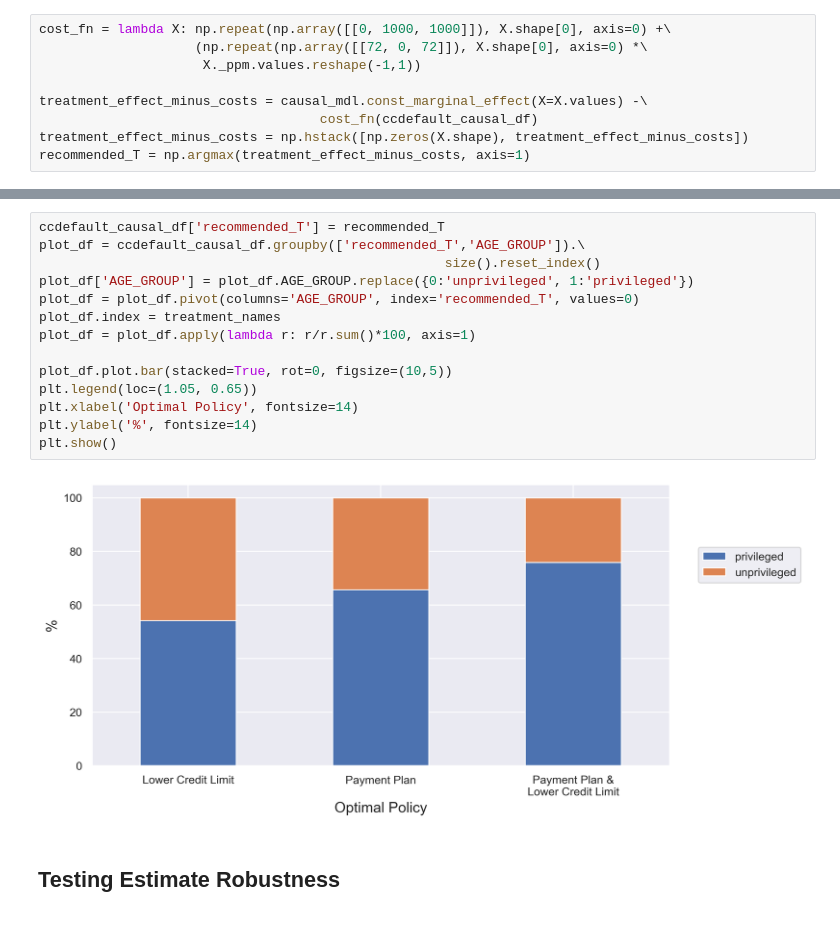
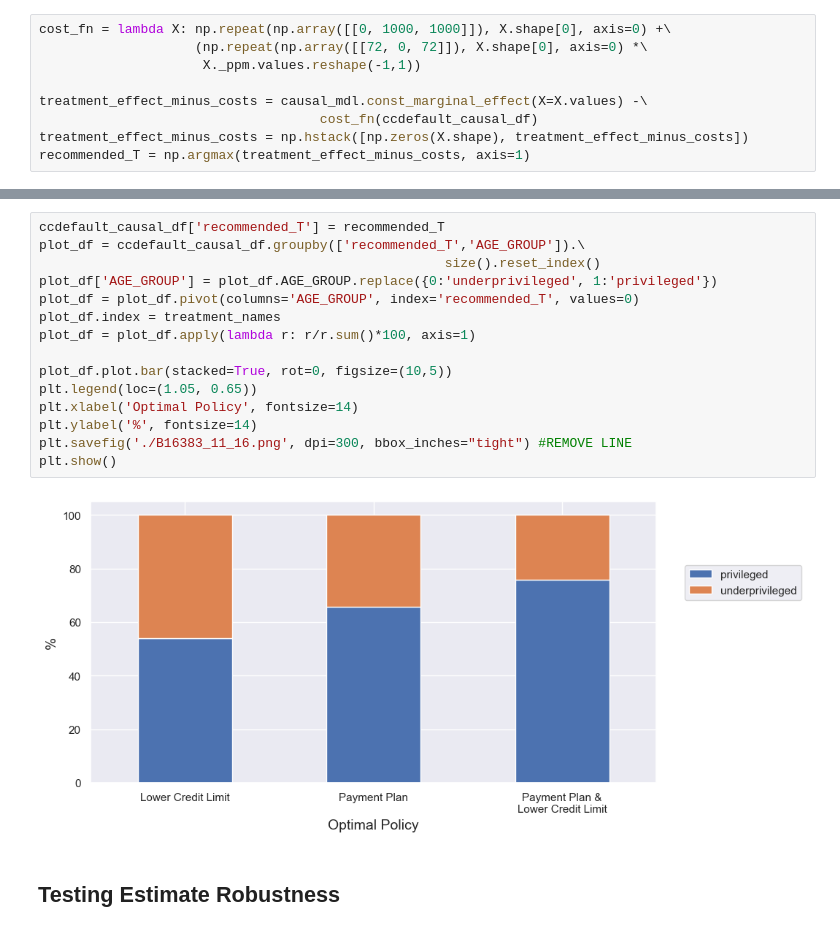
Before and after one commit to PacktPublishing/Interpretable-Machine-Learning-with-Python-2E, a Jupyter notebook: 11/CreditCardDefaults.ipynb, the cells around one changed output, grey strips where cells are left out. Saved outputs shown, nothing was run; the diff lists cells and outputs as text.

```diff
--- a/11/CreditCardDefaults.ipynb
+++ b/11/CreditCardDefaults.ipynb
@@ -701,19 +732,20 @@ plt.show()
 # %%
 ccdefault_causal_df['recommended_T'] = recommended_T
 plot_df = ccdefault_causal_df.groupby(['recommended_T','AGE_GROUP']).\
                                                     size().reset_index()
-plot_df['AGE_GROUP'] = plot_df.AGE_GROUP.replace({0:'unprivileged', 1:'privileged'})
+plot_df['AGE_GROUP'] = plot_df.AGE_GROUP.replace({0:'underprivileged', 1:'privileged'})
 plot_df = plot_df.pivot(columns='AGE_GROUP', index='recommended_T', values=0)
 plot_df.index = treatment_names
 plot_df = plot_df.apply(lambda r: r/r.sum()*100, axis=1)
 
 plot_df.plot.bar(stacked=True, rot=0, figsize=(10,5))
 plt.legend(loc=(1.05, 0.65))
 plt.xlabel('Optimal Policy', fontsize=14)
 plt.ylabel('%', fontsize=14)
+plt.savefig('./B16383_11_16.png', dpi=300, bbox_inches="tight") #REMOVE LINE
 plt.show()
 # %% [output]
-[figure, old version]
+[figure, new version]
 # %% [markdown]
 ## Testing Estimate Robustness
 # %% [markdown]
```
Also changed, not shown: parts of 43 cells of this notebook, 28 other files.
